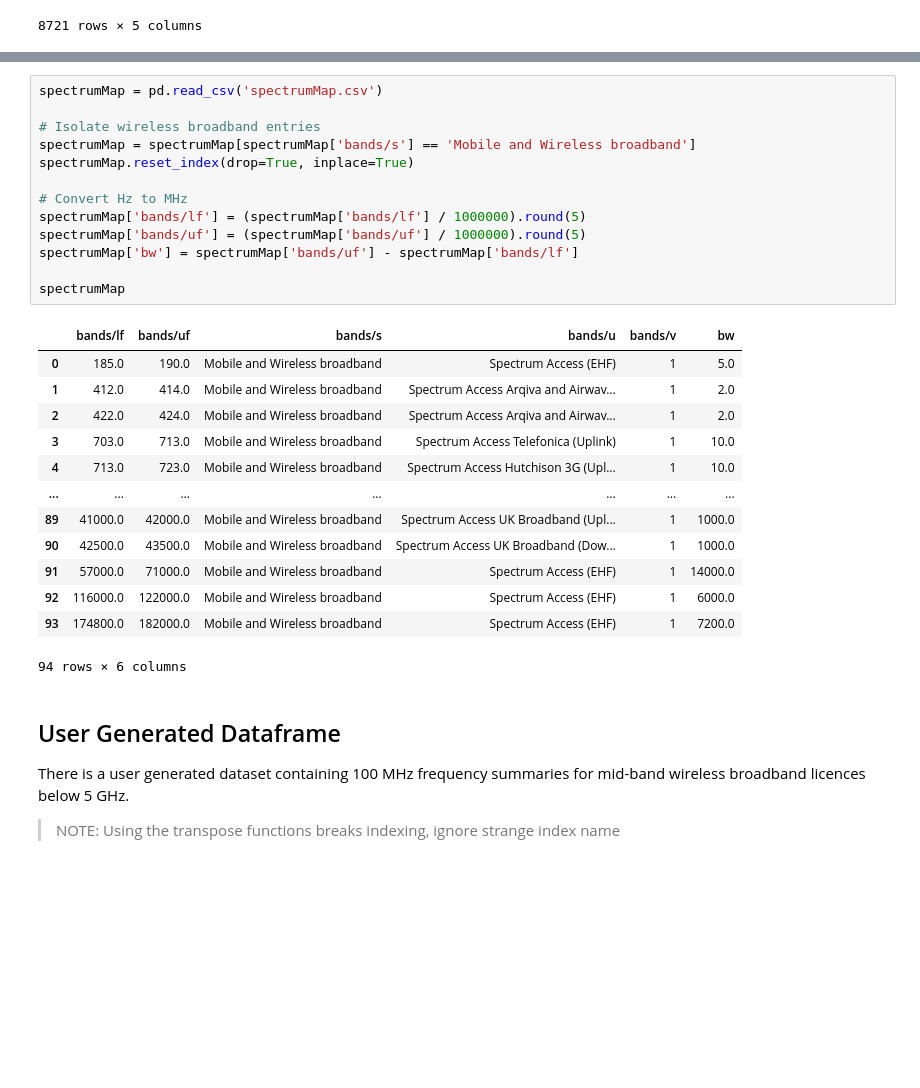
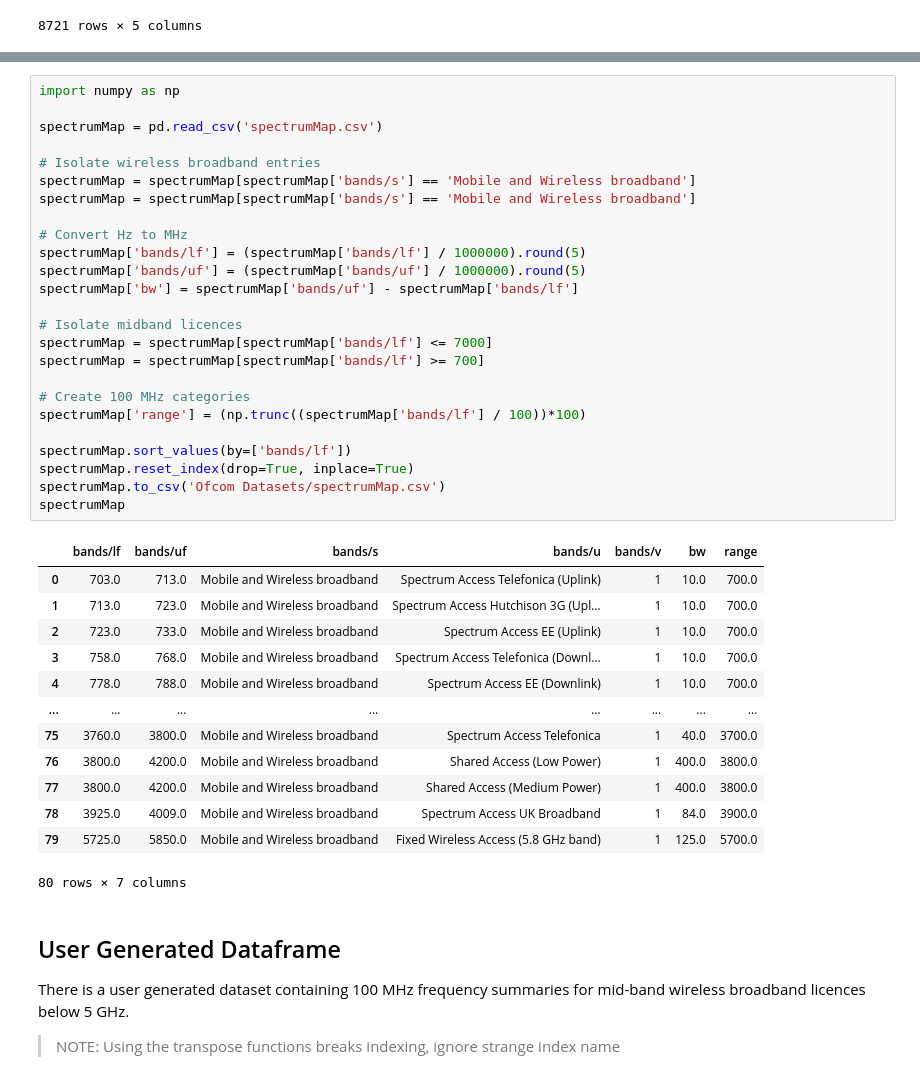
Before and after one commit to navnith-reddy/GlobalSpectrumComparison, a Jupyter notebook: OfcomDataProcessing.ipynb, the cells around one changed output, grey strips where cells are left out. Drawn from its saved outputs; the diff is of its cells as text; blank space fills up the shorter version.

```diff
--- a/OfcomDataProcessing.ipynb
+++ b/OfcomDataProcessing.ipynb
@@ -78,30 +82,42 @@ https://www.convertcsv.com/json-to-csv.htm
 # %%
+import numpy as np
+
 spectrumMap = pd.read_csv('spectrumMap.csv')
 
 # Isolate wireless broadband entries
 spectrumMap = spectrumMap[spectrumMap['bands/s'] == 'Mobile and Wireless broadband']
-spectrumMap.reset_index(drop=True, inplace=True)
+spectrumMap = spectrumMap[spectrumMap['bands/s'] == 'Mobile and Wireless broadband']
 
 # Convert Hz to MHz
 spectrumMap['bands/lf'] = (spectrumMap['bands/lf'] / 1000000).round(5)
 spectrumMap['bands/uf'] = (spectrumMap['bands/uf'] / 1000000).round(5)
 spectrumMap['bw'] = spectrumMap['bands/uf'] - spectrumMap['bands/lf']
 
+# Isolate midband licences
+spectrumMap = spectrumMap[spectrumMap['bands/lf'] <= 7000]
+spectrumMap = spectrumMap[spectrumMap['bands/lf'] >= 700]
+
+# Create 100 MHz categories
+spectrumMap['range'] = (np.trunc((spectrumMap['bands/lf'] / 100))*100)
+
+spectrumMap.sort_values(by=['bands/lf'])
+spectrumMap.reset_index(drop=True, inplace=True)
+spectrumMap.to_csv('Ofcom Datasets/spectrumMap.csv')
 spectrumMap
 # %% [output]
-|  | bands/lf | bands/uf | bands/s | bands/u | bands/v | bw |
-| 0 | 185.0 | 190.0 | Mobile and Wireless broadband | Spectrum Access (EHF) | 1 | 5.0 |
-| 1 | 412.0 | 414.0 | Mobile and Wireless broadband | Spectrum Access Arqiva and Airwav... | 1 | 2.0 |
-| 2 | 422.0 | 424.0 | Mobile and Wireless broadband | Spectrum Access Arqiva and Airwav... | 1 | 2.0 |
-| 3 | 703.0 | 713.0 | Mobile and Wireless broadband | Spectrum Access Telefonica (Uplink) | 1 | 10.0 |
-| 4 | 713.0 | 723.0 | Mobile and Wireless broadband | Spectrum Access Hutchison 3G (Upl... | 1 | 10.0 |
-| ... | ... | ... | ... | ... | ... | ... |
-| 89 | 41000.0 | 42000.0 | Mobile and Wireless broadband | Spectrum Access UK Broadband (Upl... | 1 | 1000.0 |
-| 90 | 42500.0 | 43500.0 | Mobile and Wireless broadband | Spectrum Access UK Broadband (Dow... | 1 | 1000.0 |
-| 91 | 57000.0 | 71000.0 | Mobile and Wireless broadband | Spectrum Access (EHF) | 1 | 14000.0 |
-| 92 | 116000.0 | 122000.0 | Mobile and Wireless broadband | Spectrum Access (EHF) | 1 | 6000.0 |
-| 93 | 174800.0 | 182000.0 | Mobile and Wireless broadband | Spectrum Access (EHF) | 1 | 7200.0 |
+|  | bands/lf | bands/uf | bands/s | bands/u | bands/v | bw | range |
+| 0 | 703.0 | 713.0 | Mobile and Wireless broadband | Spectrum Access Telefonica (Uplink) | 1 | 10.0 | 700.0 |
+| 1 | 713.0 | 723.0 | Mobile and Wireless broadband | Spectrum Access Hutchison 3G (Upl... | 1 | 10.0 | 700.0 |
+| 2 | 723.0 | 733.0 | Mobile and Wireless broadband | Spectrum Access EE (Uplink) | 1 | 10.0 | 700.0 |
+| 3 | 758.0 | 768.0 | Mobile and Wireless broadband | Spectrum Access Telefonica (Downl... | 1 | 10.0 | 700.0 |
+| 4 | 778.0 | 788.0 | Mobile and Wireless broadband | Spectrum Access EE (Downlink) | 1 | 10.0 | 700.0 |
+| ... | ... | ... | ... | ... | ... | ... | ... |
+| 75 | 3760.0 | 3800.0 | Mobile and Wireless broadband | Spectrum Access Telefonica | 1 | 40.0 | 3700.0 |
+| 76 | 3800.0 | 4200.0 | Mobile and Wireless broadband | Shared Access (Low Power) | 1 | 400.0 | 3800.0 |
+| 77 | 3800.0 | 4200.0 | Mobile and Wireless broadband | Shared Access (Medium Power) | 1 | 400.0 | 3800.0 |
+| 78 | 3925.0 | 4009.0 | Mobile and Wireless broadband | Spectrum Access UK Broadband | 1 | 84.0 | 3900.0 |
+| 79 | 5725.0 | 5850.0 | Mobile and Wireless broadband | Fixed Wireless Access (5.8 GHz band) | 1 | 125.0 | 5700.0 |
-94 rows × 6 columns
+80 rows × 7 columns
 # %% [markdown]
 ## User Generated Dataframe
 
```
Also changed, not shown: parts of 2 cells of this notebook, 3 other files.
